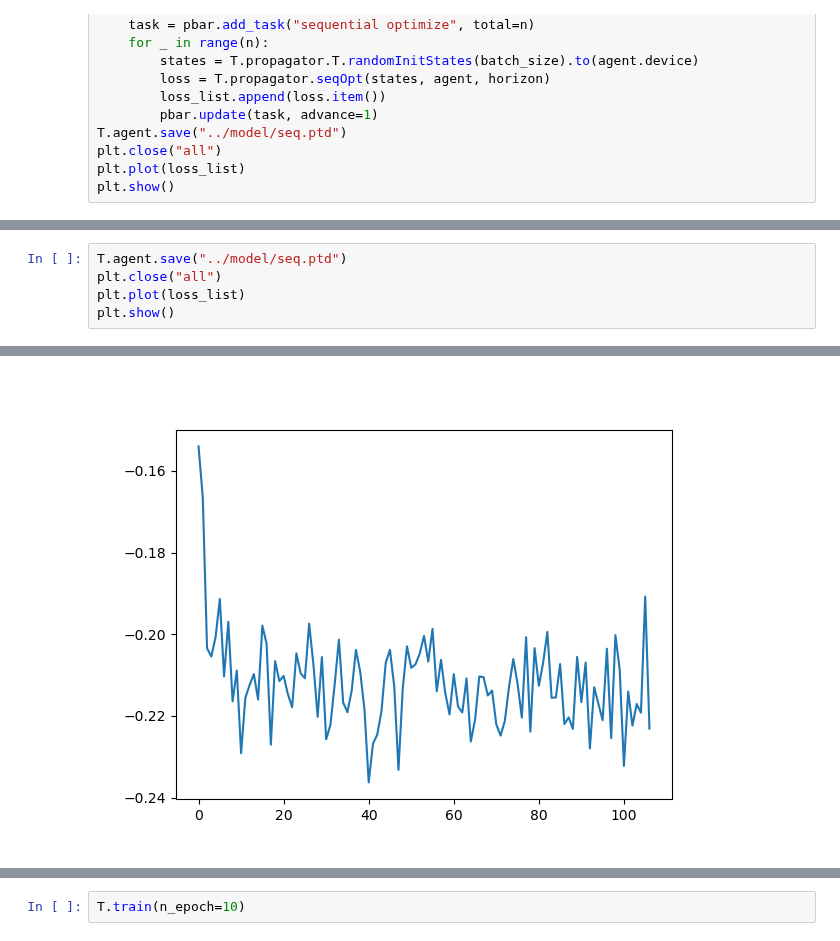
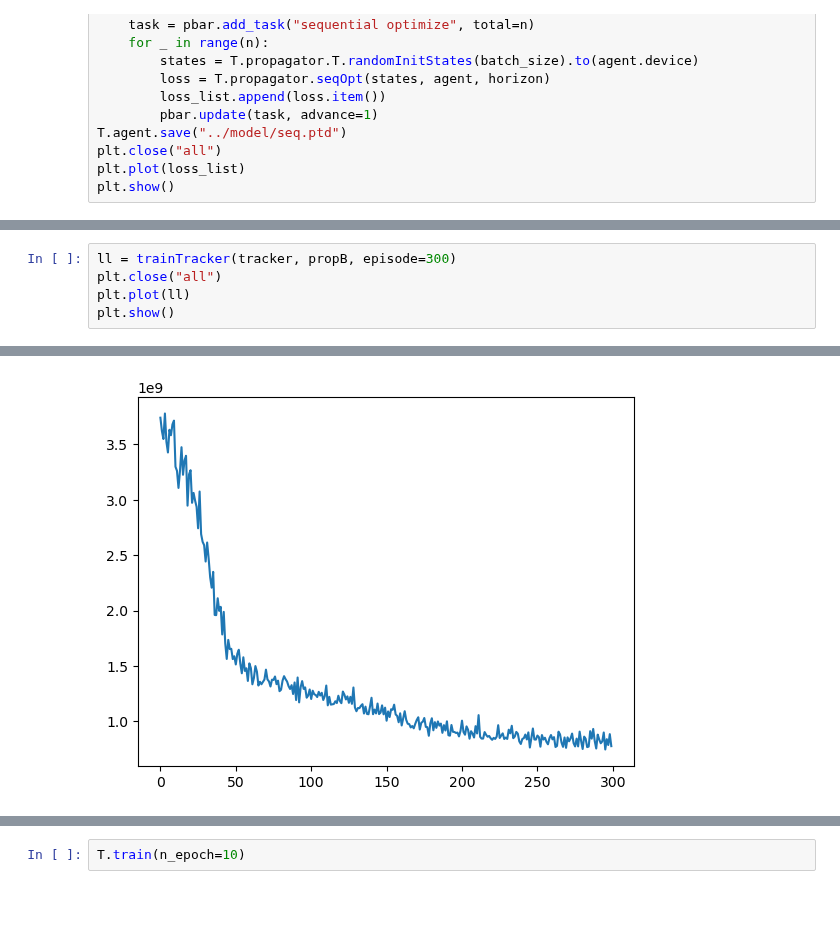
Before and after one commit to liziyao99/multi-debris-avoidance, a Jupyter notebook: test.ipynb, the cells around one changed output, grey strips where cells are left out. Drawn from its saved outputs; the diff is of its cells as text; blank space fills up the shorter version.

Commit message:
New: `trainTracker`, `testTracker`. TODO: integrate and complete `trackAgent`.

```diff
--- a/test.ipynb
+++ b/test.ipynb
@@ -49,6 +88,6 @@ torch.Size([5, 4, 4])
 # %%
-T.agent.save("../model/seq.ptd")
+ll = trainTracker(tracker, propB, episode=300)
 plt.close("all")
-plt.plot(loss_list)
+plt.plot(ll)
 plt.show()
 # %% [output]
@@ -55 +97 @@ plt.show()
-[figure, old version]
+[figure, new version]
```
Also changed, not shown: parts of 10 cells of this notebook, 3 other files.
